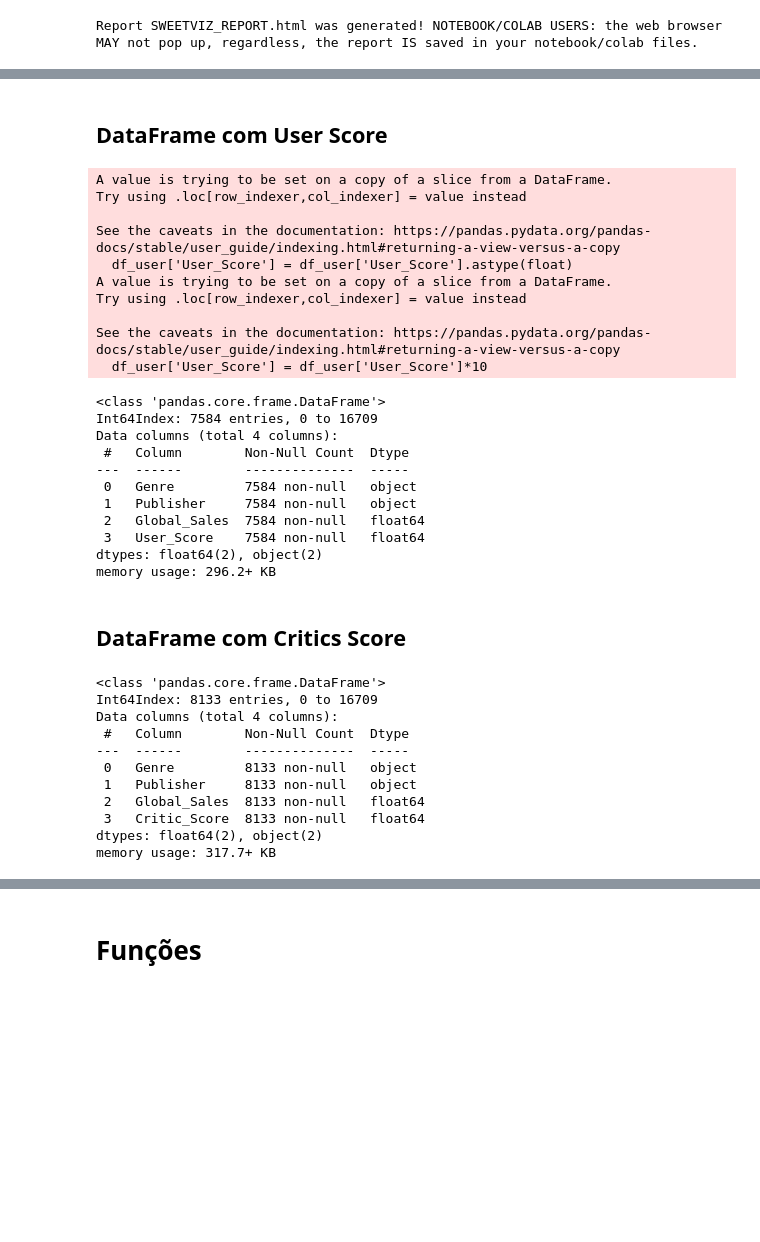
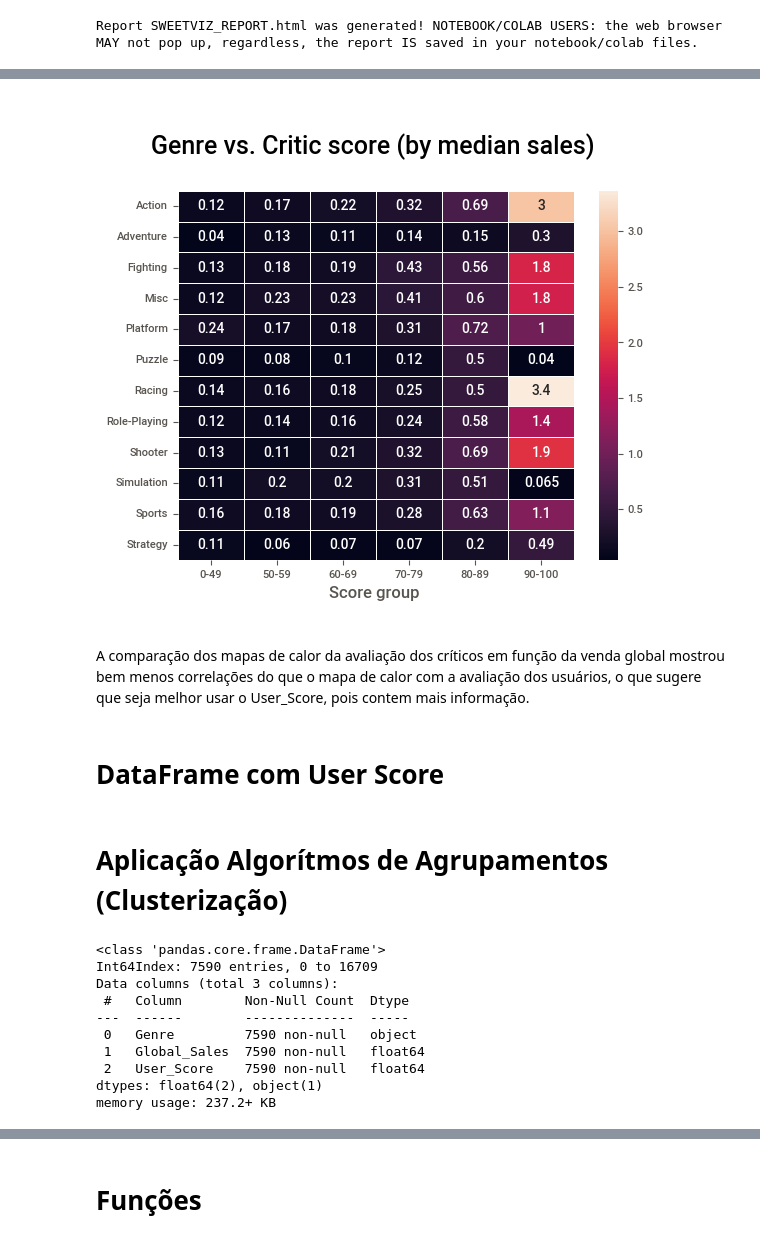
Before and after one commit to mipula/Projeto-Integrado-IV, a Jupyter notebook: PI_IV.ipynb, the cells around one changed output, grey strips where cells are left out. Drawn from its saved outputs; the diff is of its cells as text; code cells hidden in the pictures; blank space fills up the shorter version.

```diff
--- a/PI_IV.ipynb
+++ b/PI_IV.ipynb
@@ -67,37 +119,36 @@ Report SWEETVIZ_REPORT.html was generated! NOTEBOOK/COLAB USERS: the web browser
+# %%
+top = df[['Name', 'Genre']].groupby(['Genre']).count().sort_values('Name', ascending=False).reset_index()[:15]
+pack = []
+for x in top['Genre']:
+  pack.append(x)
+df_platform = df[['Genre', 'Score_Group', 'Global_Sales']].groupby(['Genre', 'Score_Group']).median().reset_index().pivot('Genre',
+                                                                                                          "Score_Group", "Global_Sales")
+sns.heatmap(df_platform, annot=True, fmt=".2g", linewidths=.5).set_title((' \n'+'Genre'+' vs. Critic score (by median sales) \n'),
+                                                                             fontsize=18)
+plt.ylabel('', fontsize=14)
+plt.xlabel('Score group \n', fontsize=12)
+pack = []
+# %% [output]
+[figure, added]
+# %% [markdown]
+A comparação dos mapas de calor da avaliação dos críticos em função da venda global mostrou bem menos correlações do que o mapa de calor com a avaliação dos usuários, o que sugere que seja melhor usar o User_Score, pois contem mais informação.
 # %% [markdown]
-## DataFrame com User Score
+# DataFrame com User Score
-# %%
-# Apaga User_Score igual a 'TBD', define coluna como Float e Multiplica por 10 para estar na mesma ordem de grandeza de Critics Score
-df_user = df.copy()
-df_user = df_user[df_user['User_Score'].str.contains('tbd')==False]
-df_user['User_Score'] = df_user['User_Score'].astype(float)
-df_user['User_Score'] = df_user['User_Score']*10
-# %% [output]
-A value is trying to be set on a copy of a slice from a DataFrame.
-Try using .loc[row_indexer,col_indexer] = value instead
-
-See the caveats in the documentation: https://pandas.pydata.org/pandas-docs/stable/user_guide/indexing.html#returning-a-view-versus-a-copy
-  df_user['User_Score'] = df_user['User_Score'].astype(float)
-A value is trying to be set on a copy of a slice from a DataFrame.
-Try using .loc[row_indexer,col_indexer] = value instead
-
-See the caveats in the documentation: https://pandas.pydata.org/pandas-docs/stable/user_guide/indexing.html#returning-a-view-versus-a-copy
-  df_user['User_Score'] = df_user['User_Score']*10
+# %% [markdown]
+# Aplicação Algorítmos de Agrupamentos (Clusterização)
 # %%
-col = ['Genre', 'Publisher','Global_Sales','User_Score']
+df_user = df.copy()
+col = ['Genre','Global_Sales','User_Score']
 df_user = df_user[col].dropna()
 df_user.info()
 # %% [output]
 <class 'pandas.core.frame.DataFrame'>
-Int64Index: 7584 entries, 0 to 16709
-Data columns (total 4 columns):
+Int64Index: 7590 entries, 0 to 16709
+Data columns (total 3 columns):
  #   Column        Non-Null Count  Dtype
 ---  ------        --------------  -----
- 0   Genre         7584 non-null   object
- 1   Publisher     7584 non-null   object
- 2   Global_Sales  7584 non-null   float64
- 3   User_Score    7584 non-null   float64
-dtypes: float64(2), object(2)
-memory usage: 296.2+ KB
+ 0   Genre         7590 non-null   object
+ 1   Global_Sales  7590 non-null   float64
+ 2   User_Score    7590 non-null   float64
+dtypes: float64(2), object(1)
+memory usage: 237.2+ KB
-# %% [markdown]
-## DataFrame com Critics Score
@@ -106,16 +154,0 @@ df_critic = df.copy()
-# %%
-col = ['Genre', 'Publisher','Global_Sales','Critic_Score']
-df_critic = df_critic[col].dropna()
-df_critic.info()
-# %% [output]
-<class 'pandas.core.frame.DataFrame'>
-Int64Index: 8133 entries, 0 to 16709
-Data columns (total 4 columns):
- #   Column        Non-Null Count  Dtype
----  ------        --------------  -----
- 0   Genre         8133 non-null   object
- 1   Publisher     8133 non-null   object
- 2   Global_Sales  8133 non-null   float64
- 3   Critic_Score  8133 non-null   float64
-dtypes: float64(2), object(2)
-memory usage: 317.7+ KB
```
Also changed, not shown: parts of 71 cells of this notebook.
